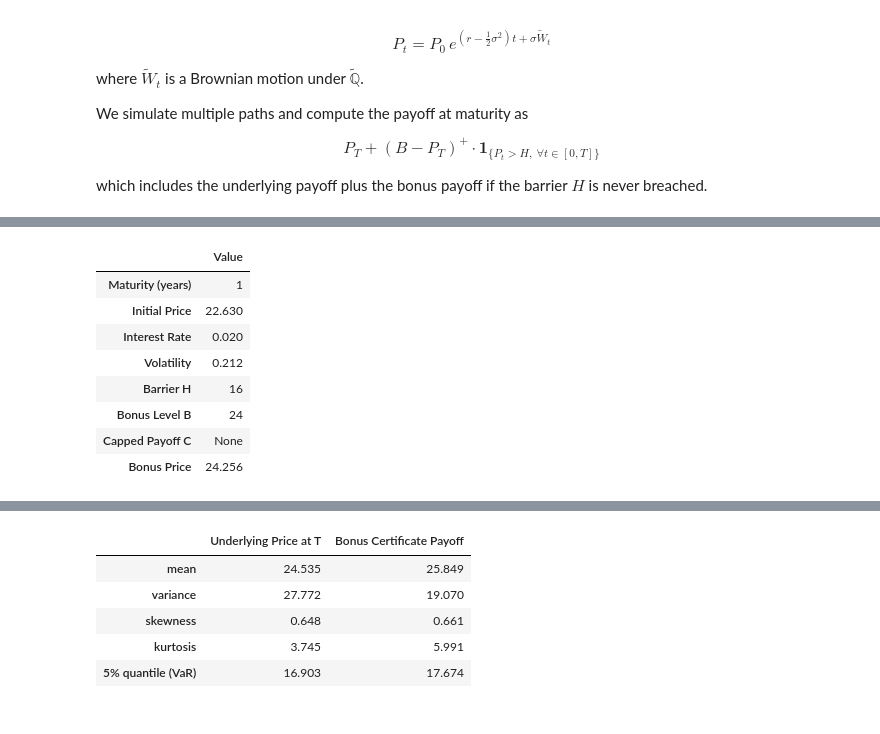
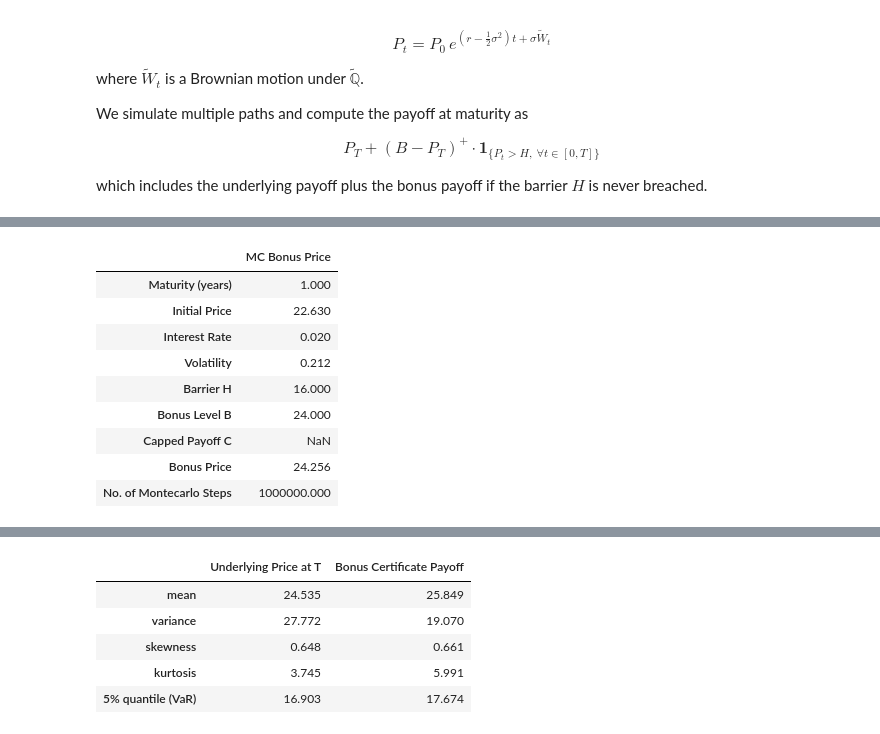
Before and after one commit to manuelgonzalzz/bonus-certificate, a Jupyter notebook: manuel.ipynb, the cells around one changed output, grey strips where cells are left out. Cells and saved outputs as stored; diff of their text form; code cells hidden in the pictures.

Commit message:
Added Montecarlo convergence, made markdowns shorter, fixed some dataframes

```diff
--- a/manuel.ipynb
+++ b/manuel.ipynb
@@ -637,40 +596,45 @@ Bonus Payoff: 24.696
 # %%
 from tqdm import tqdm
 np.random.seed(33)
 
-MT_steps = int(1_000_000)
-def MTBonus(T,P0,r,sigma,B,H,Capped=None,steps=MT_steps):
+MC_steps = int(1_000_000)
+def MCBonus(T,P0,r,sigma,B,H,Capped=None,steps=MC_steps):
     disc = np.exp(-r*T)
     disc_payoffs = []
-    for _ in tqdm(range(steps)):
+    runningAverages = []
+    for i in tqdm(range(steps)):
         _,Pt = PriceProcess(T,P0,sigma,r)
         payoff,hit = BonusPayoff(Pt,H,B,Capped)
         disc_payoffs.append(disc * payoff)
+        if (i + 1) % 1000 == 0:
+                    runningAverages.append(np.mean(disc_payoffs))
     fairPrice = np.mean(disc_payoffs)
     results = {
     "Maturity (years)": T,
     "Initial Price": P0,
     "Interest Rate": r,
     "Volatility": sigma,
     "Barrier H": H,
     "Bonus Level B": B,
     "Capped Payoff C": Capped,
-    "Bonus Price": fairPrice
+    "Bonus Price": fairPrice,
+    "No. of Montecarlo Steps": MC_steps
     }
-    return results
+    return results, runningAverages
 
-montecarloResults = MTBonus(T,P0,r,sigma,B,H,Capped=None,steps=MT_steps)
-pd.DataFrame([montecarloResults],index=["Value"]).T
+montecarloResults,runningAverages = MCBonus(T,P0,r,sigma,B,H,Capped=None,steps=MC_steps)
+pd.DataFrame.from_dict(montecarloResults,orient='index',columns=['MC Bonus Price'])
 # %% [output]
-|  | Value |
-| Maturity (years) | 1 |
+|  | MC Bonus Price |
+| Maturity (years) | 1.000 |
 | Initial Price | 22.630 |
 | Interest Rate | 0.020 |
 | Volatility | 0.212 |
-| Barrier H | 16 |
-| Bonus Level B | 24 |
-| Capped Payoff C | None |
+| Barrier H | 16.000 |
+| Bonus Level B | 24.000 |
+| Capped Payoff C | NaN |
 | Bonus Price | 24.256 |
+| No. of Montecarlo Steps | 1000000.000 |
 # %%
 theoreticalBonusPrice = results["Bonus Price"]
 montecarloBonusPrice = montecarloResults["Bonus Price"]
```
Also changed, not shown: parts of 12 cells of this notebook.
